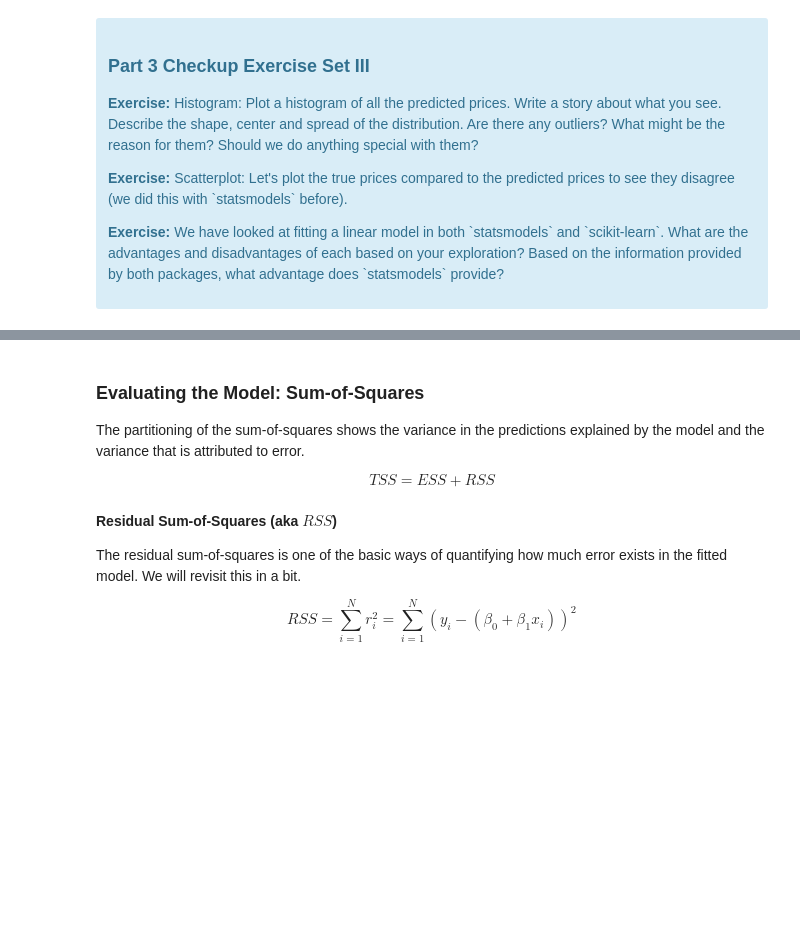
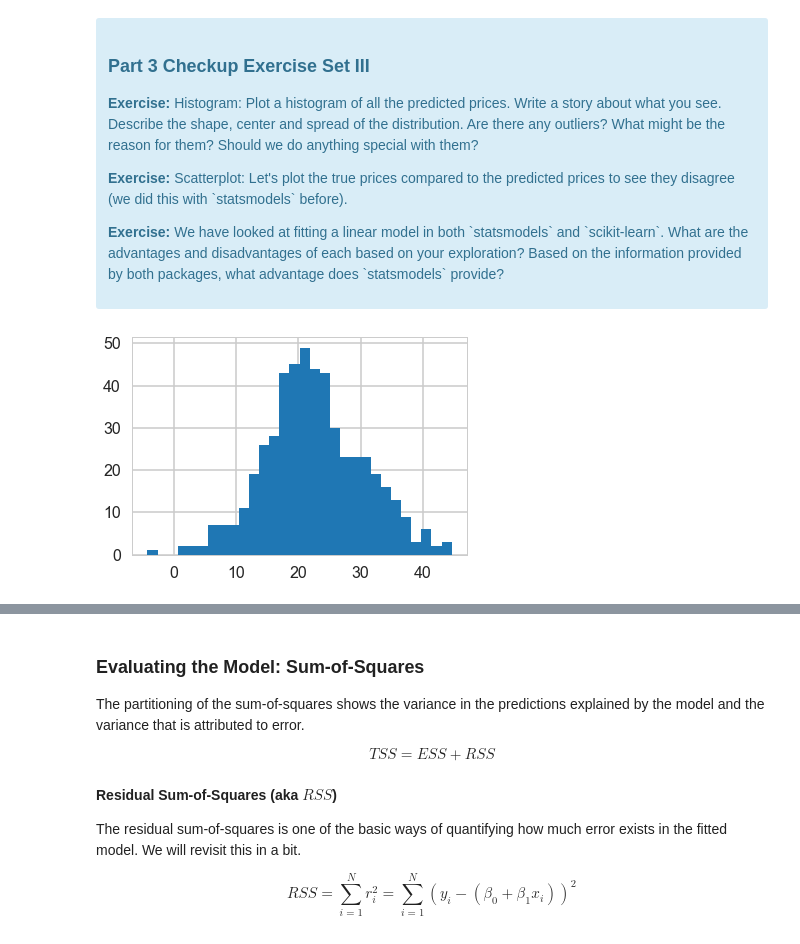
Before and after one commit to wsjk/linear_regression, a Jupyter notebook: Mini_Project_Linear_Regression.ipynb, the cells around one changed output, grey strips where cells are left out. Drawn from its saved outputs; the diff is of its cells as text; code cells hidden in the pictures; blank space fills up the shorter version.

```diff
--- a/Mini_Project_Linear_Regression.ipynb
+++ b/Mini_Project_Linear_Regression.ipynb
@@ -462,0 +584,5 @@ lm.predict(X)[0:5]
+# %%
+# your turn
+_ = plt.hist(lm.predict(X), bins=30)
+# %% [output]
+[figure, added]
```
Also changed, not shown: parts of 38 cells of this notebook.
